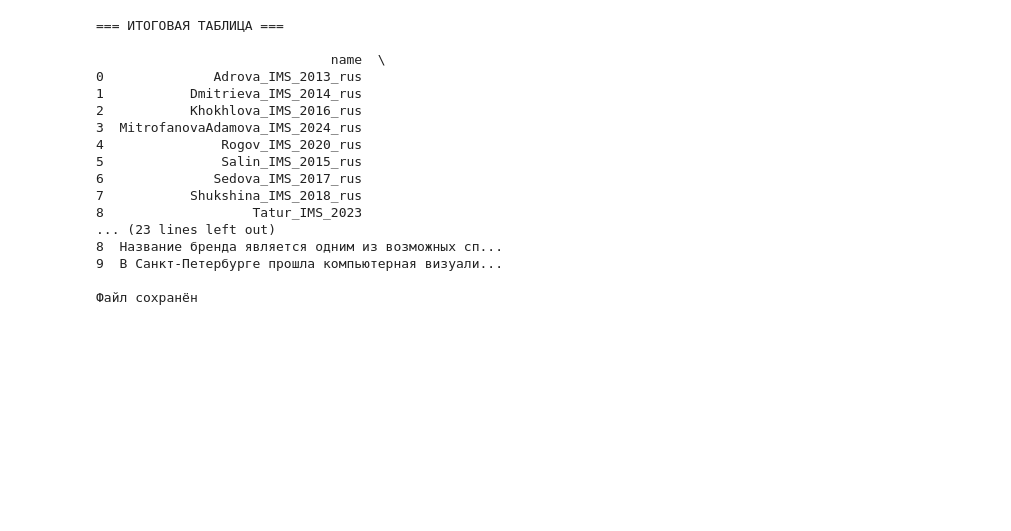
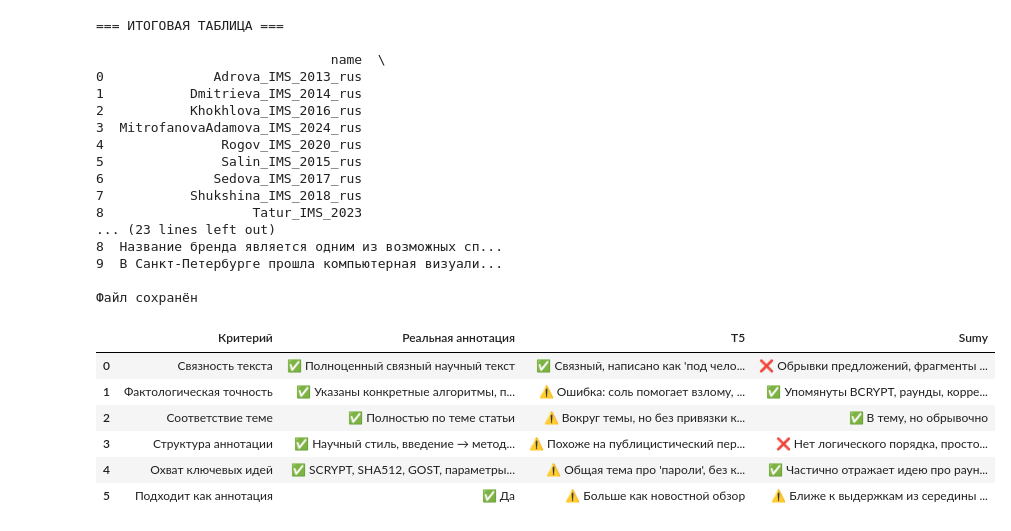
Before and after one commit to appling2024/MSP, a Jupyter notebook: Sumy T5 Генерация аннотаций статей/Sumy_T5_Аннотации_к_статьям.ipynb, the cells around one changed output. Cells and saved outputs as stored; diff of their text form; code cells hidden in the pictures; blank space fills up the shorter version.

Commit message:
Результаты и сравнение Генерация аннотаций статей. Sumy T5

```diff
--- a/Sumy T5 Генерация аннотаций статей/Sumy_T5_Аннотации_к_статьям.ipynb
+++ b/Sumy T5 Генерация аннотаций статей/Sumy_T5_Аннотации_к_статьям.ipynb
@@ -148,3 +148,56 @@ print("\nФайл сохранён")
 9  В Санкт-Петербурге прошла компьютерная визуали...
 
 Файл сохранён
+# %%
+import pandas as pd
+from IPython.display import display
+
+# Содержимое таблицы
+data = {
+    "Критерий": [
+        "Связность текста",
+        "Фактологическая точность",
+        "Соответствие теме",
+        "Структура аннотации",
+        "Охват ключевых идей",
+        "Подходит как аннотация"
+    ],
+    "Реальная аннотация": [
+        "✅ Полноценный связный научный текст",
+        "✅ Указаны конкретные алгоритмы, параметры, результаты",
+        "✅ Полностью по теме статьи",
+        "✅ Научный стиль, введение → метод → вывод",
+        "✅ SCRYPT, SHA512, GOST, параметры, производительность",
+        "✅ Да"
+    ],
+    "T5": [
+        "✅ Связный, написано как 'под человека'",
+        "⚠️ Ошибка: соль помогает взлому, пример LinkedIn без контекста",
+        "⚠️ Вокруг темы, но без привязки к исследуемым алгоритмам",
+        "⚠️ Похоже на публицистический пересказ",
+        "⚠️ Общая тема про 'пароли', без конкретики",
+        "⚠️ Больше как новостной обзор"
+    ],
+    "Sumy": [
+        "❌ Обрывки предложений, фрагменты без логики",
+        "✅ Упомянуты BCRYPT, раунды, корректные термины",
+        "✅ В тему, но обрывочно",
+        "❌ Нет логического порядка, просто набор предложений",
+        "✅ Частично отражает идею про раунды и защиту",
+        "⚠️ Ближе к выдержкам из середины статьи, не как аннотация"
+    ]
+}
+
+# Создание DataFrame
+df_comparison = pd.DataFrame(data)
+
+# Отображение таблицы
+display(df_comparison)
+# %% [output]
+|  | Критерий | Реальная аннотация | T5 | Sumy |
+| 0 | Связность текста | ✅ Полноценный связный научный текст | ✅ Связный, написано как 'под чело... | ❌ Обрывки предложений, фрагменты ... |
+| 1 | Фактологическая точность | ✅ Указаны конкретные алгоритмы, п... | ⚠️ Ошибка: соль помогает взлому, ... | ✅ Упомянуты BCRYPT, раунды, корре... |
+| 2 | Соответствие теме | ✅ Полностью по теме статьи | ⚠️ Вокруг темы, но без привязки к... | ✅ В тему, но обрывочно |
+| 3 | Структура аннотации | ✅ Научный стиль, введение → метод... | ⚠️ Похоже на публицистический пер... | ❌ Нет логического порядка, просто... |
+| 4 | Охват ключевых идей | ✅ SCRYPT, SHA512, GOST, параметры... | ⚠️ Общая тема про 'пароли', без к... | ✅ Частично отражает идею про раун... |
+| 5 | Подходит как аннотация | ✅ Да | ⚠️ Больше как новостной обзор | ⚠️ Ближе к выдержкам из середины ... |
```
Also changed, not shown: 1 other file.
